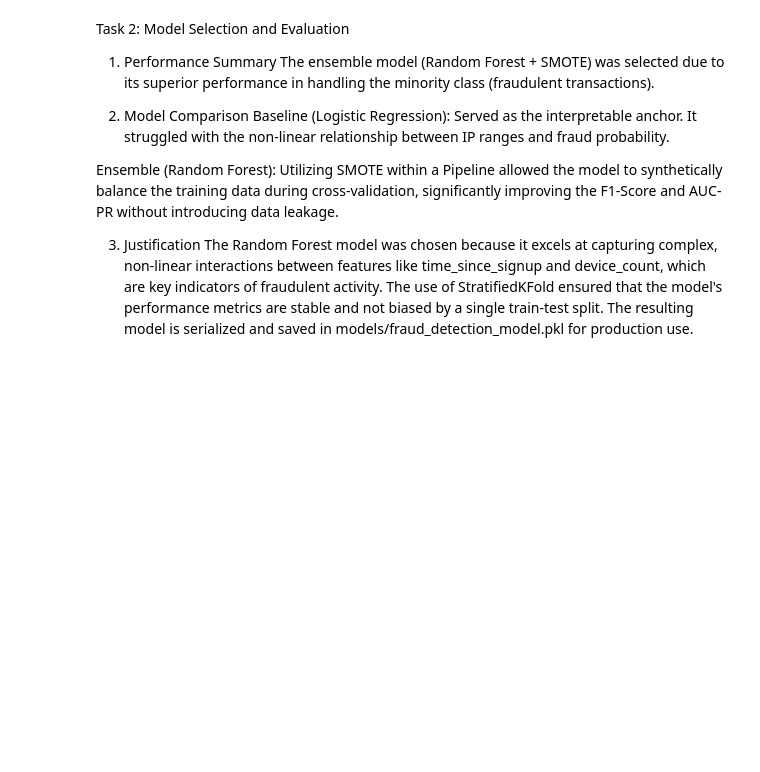
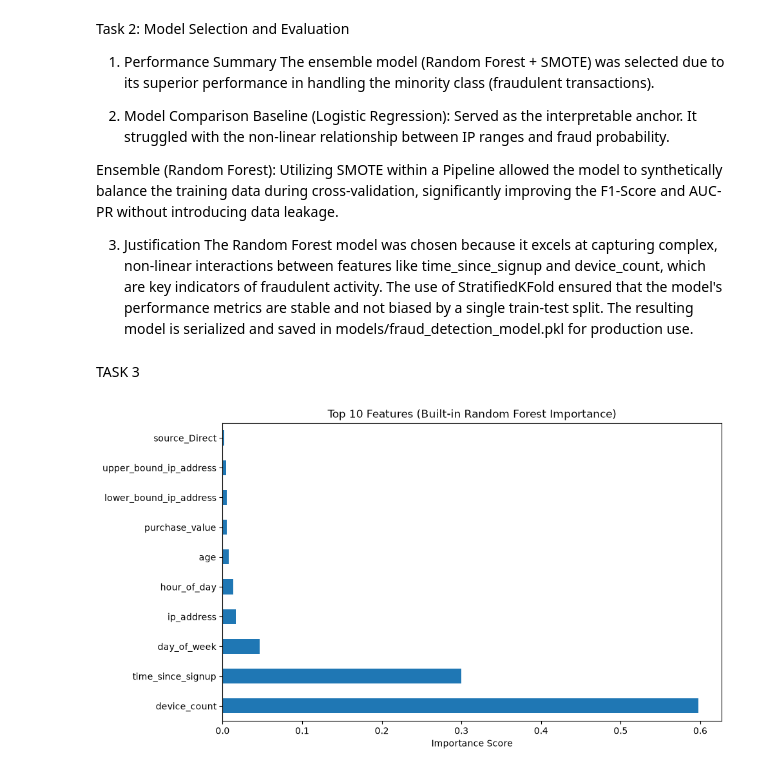
Before and after one commit to Rediet-W/fraud-detection, a Jupyter notebook: notebooks/modeling.ipynb, the cells around one changed output. Saved outputs shown, nothing was run; the diff lists cells and outputs as text; code cells hidden in the pictures; blank space fills up the shorter version.

Commit message:
feat:task-3

```diff
--- a/notebooks/modeling.ipynb
+++ b/notebooks/modeling.ipynb
@@ -120,3 +120,21 @@ Ensemble (Random Forest): Utilizing SMOTE within a Pipeline allowed the model to
 
 3. Justification
 The Random Forest model was chosen because it excels at capturing complex, non-linear interactions between features like time_since_signup and device_count, which are key indicators of fraudulent activity. The use of StratifiedKFold ensured that the model's performance metrics are stable and not biased by a single train-test split. The resulting model is serialized and saved in models/fraud_detection_model.pkl for production use.
+# %% [markdown]
+TASK 3
+# %%
+import matplotlib.pyplot as plt
+# Extract the Random Forest model from the pipeline
+rf_model = best_model.named_steps['classifier']
+
+# Get feature importances
+importances = pd.Series(rf_model.feature_importances_, index=X.columns)
+
+# Plot top 10
+plt.figure(figsize=(10, 6))
+importances.nlargest(10).plot(kind='barh')
+plt.title('Top 10 Features (Built-in Random Forest Importance)')
+plt.xlabel('Importance Score')
+plt.show()
+# %% [output]
+[figure, added]
```
Also changed, not shown: parts of 5 cells of this notebook.
